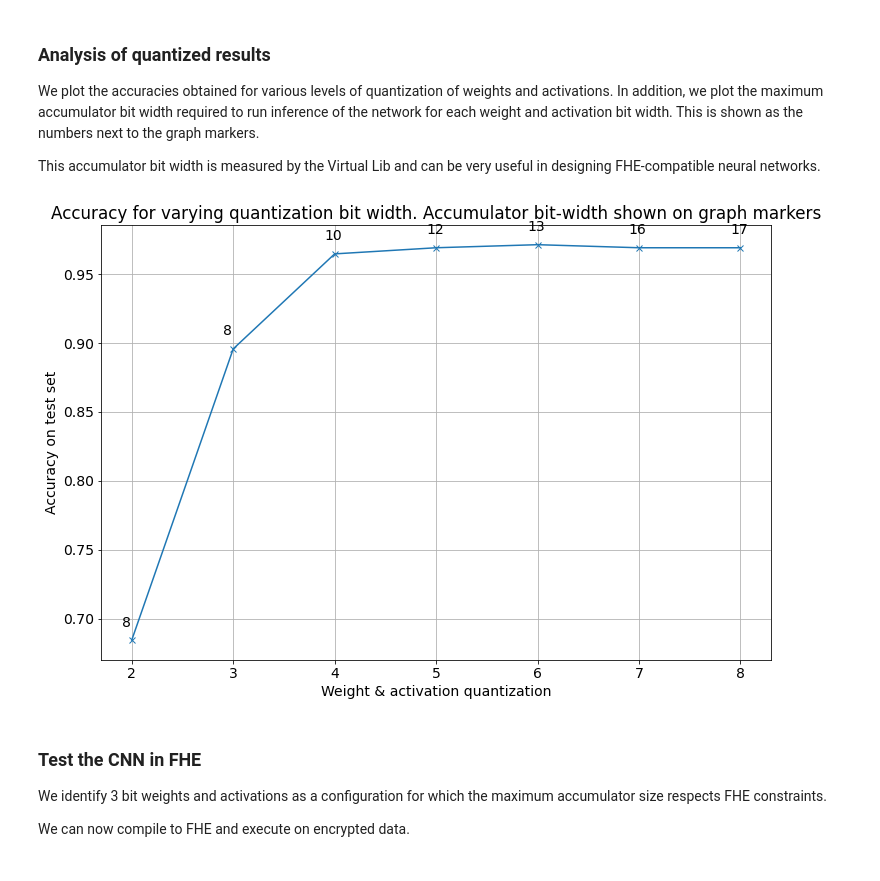
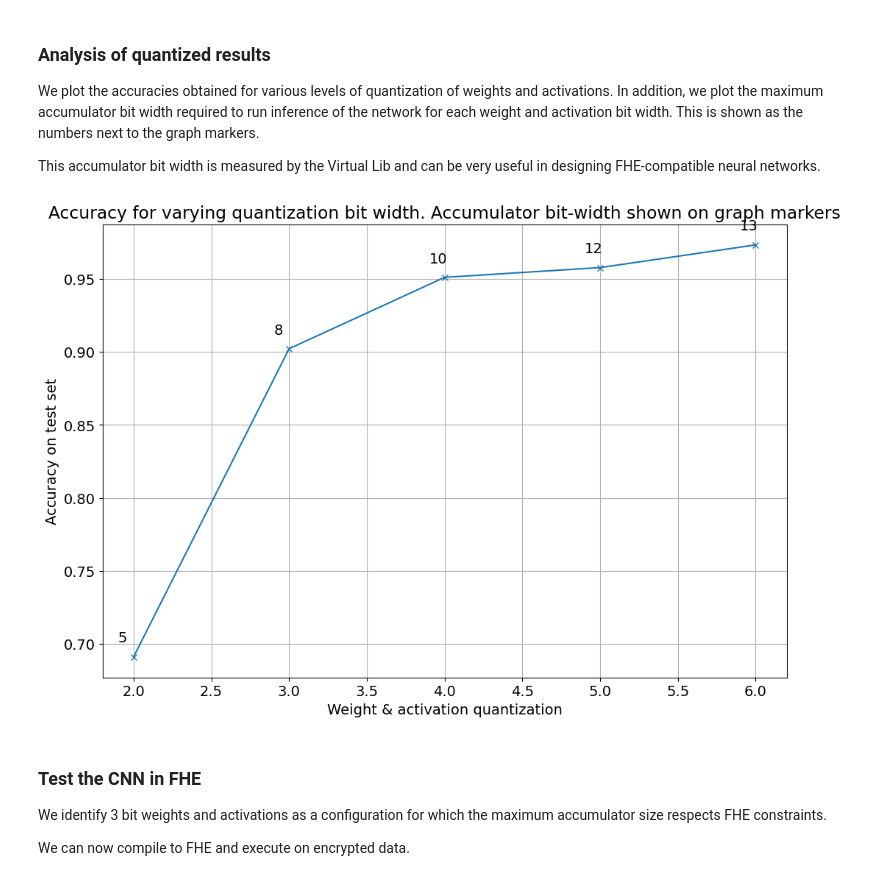
Before and after one commit to zama-ai/concrete-ml, a Jupyter notebook: docs/advanced_examples/ConvolutionalNeuralNetwork.ipynb, the cells around one changed output. Cells and saved outputs as stored; diff of their text form; code cells hidden in the pictures.

```diff
--- a/docs/advanced_examples/ConvolutionalNeuralNetwork.ipynb
+++ b/docs/advanced_examples/ConvolutionalNeuralNetwork.ipynb
@@ -188,7 +188,7 @@ test_dataset = TensorDataset(torch.Tensor(x_test), torch.Tensor(y_test))
 test_dataloader = DataLoader(test_dataset)
 
 nets = []
-bit_range = range(2, 9)
+bit_range = range(2, 7)
 
 # Train the network with Adam, output the test set accuracy every epoch
 losses = []
@@ -338,13 +336,6 @@ vl_time = []
 
 models = []
 for idx, n_bits in enumerate(bit_range):
-    n_bits = {
-        "net_inputs": max(8, n_bits),
-        "op_inputs": n_bits,
-        "op_weights": n_bits,
-        "net_outputs": max(8, n_bits),
-    }
-
     q_module_vl = compile_brevitas_qat_model(
         nets[idx], x_train, n_bits, use_virtual_lib=True, configuration=cfg
     )
@@ -388,18 +377,18 @@ This accumulator bit width is measured by the Virtual Lib and can be very useful
 # %%
 fig = plt.figure(figsize=(12, 8))
 plt.rcParams["font.size"] = 14
-plt.plot(range(2, 9), accs, "-x")
+plt.plot(bit_range, accs, "-x")
 for bits, acc, accum in zip(bit_range, accs, accum_bits):
     plt.gca().annotate(str(accum), (bits - 0.1, acc + 0.01))
 plt.ylabel("Accuracy on test set")
 plt.xlabel("Weight & activation quantization")
 plt.grid(True)
 plt.title(
     "Accuracy for varying quantization bit width. Accumulator bit-width shown on graph markers"
 )
 plt.show()
 # %% [output]
-[figure, old version]
+[figure, new version]
 # %% [markdown]
 ### Test the CNN in FHE
 
```
Also changed, not shown: parts of 7 cells of this notebook, 12 other files.
